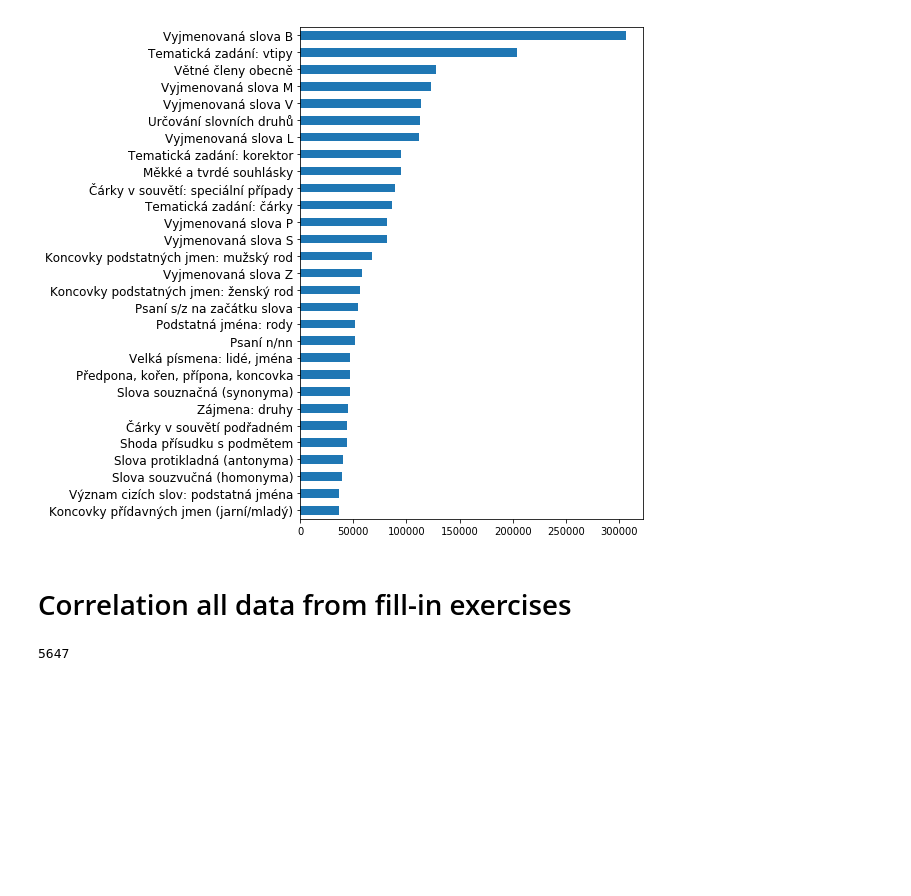
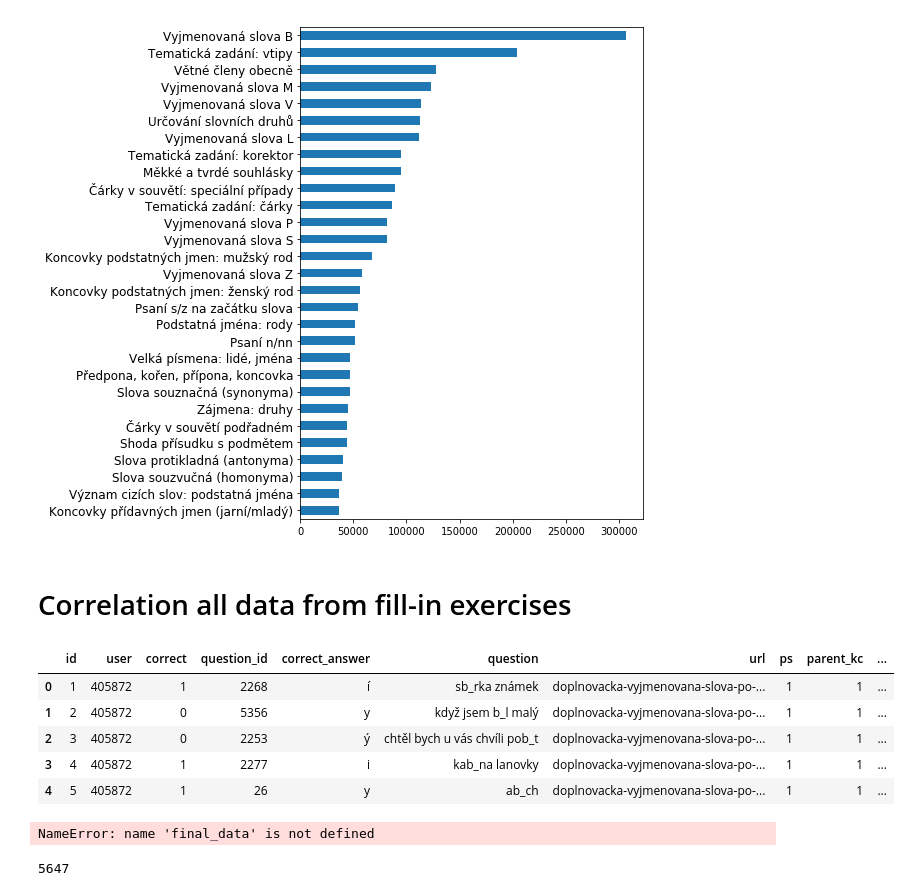
Before and after one commit to danci5/items-projection-thesis, a Jupyter notebook: altogether.ipynb, the cells around one changed output. Drawn from its saved outputs; the diff is of its cells as text; code cells hidden in the pictures; blank space fills up the shorter version.

```diff
--- a/altogether.ipynb
+++ b/altogether.ipynb
@@ -64,3 +64,12 @@ def get_ps_data():
 # %%
 ps_data = get_ps_data().drop_duplicates(['user','question_id'])
 model = Word2Vec.load('utils/word2vec.model')
+# %%
+ps_data.head()
+# %% [output]
+|  | id | user | correct | question_id | correct_answer | question | url | ps | parent_kc | ... |
+| 0 | 1 | 405872 | 1 | 2268 | í | sb_rka známek | doplnovacka-vyjmenovana-slova-po-... | 1 | 1 | ... |
+| 1 | 2 | 405872 | 0 | 5356 | y | když jsem b_l malý | doplnovacka-vyjmenovana-slova-po-... | 1 | 1 | ... |
+| 2 | 3 | 405872 | 0 | 2253 | ý | chtěl bych u vás chvíli pob_t | doplnovacka-vyjmenovana-slova-po-... | 1 | 1 | ... |
+| 3 | 4 | 405872 | 1 | 2277 | i | kab_na lanovky | doplnovacka-vyjmenovana-slova-po-... | 1 | 1 | ... |
+| 4 | 5 | 405872 | 1 | 26 | y | ab_ch | doplnovacka-vyjmenovana-slova-po-... | 1 | 1 | ... |
@@ -67,3 +78,7 @@ model = Word2Vec.load('utils/word2vec.model')
+# %%
+final_data.head()
+# %% [output]
+NameError: name 'final_data' is not defined
 # %%
 final_data = ps_data[ps_data['question'].apply(lambda x: x.count('_')) == 1].copy()
 # %%
```
Also changed, not shown: parts of 9 cells of this notebook, 4 other files.
